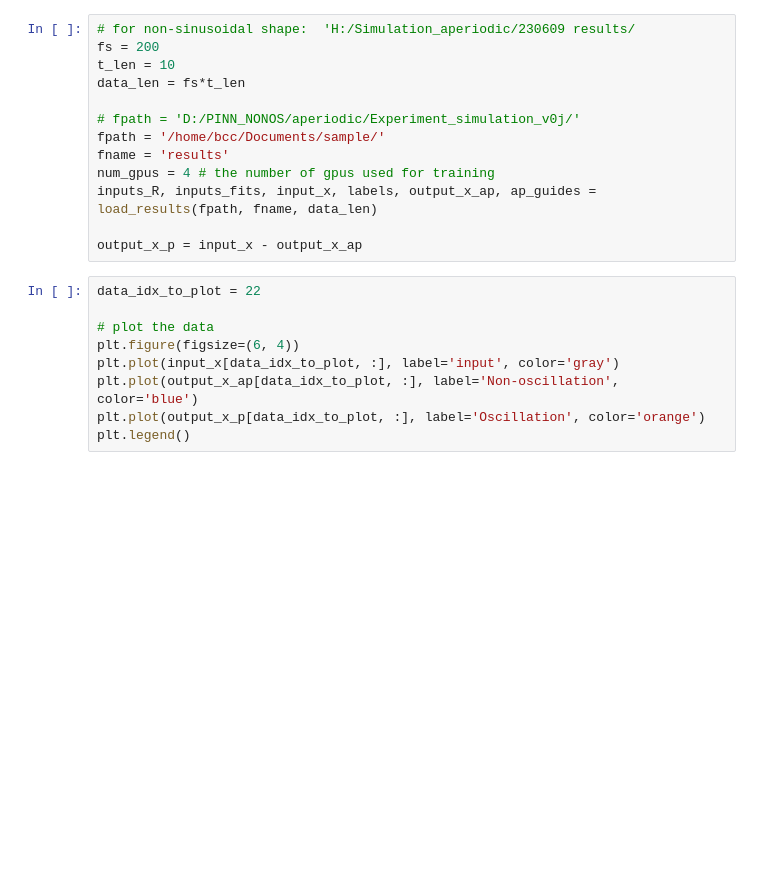
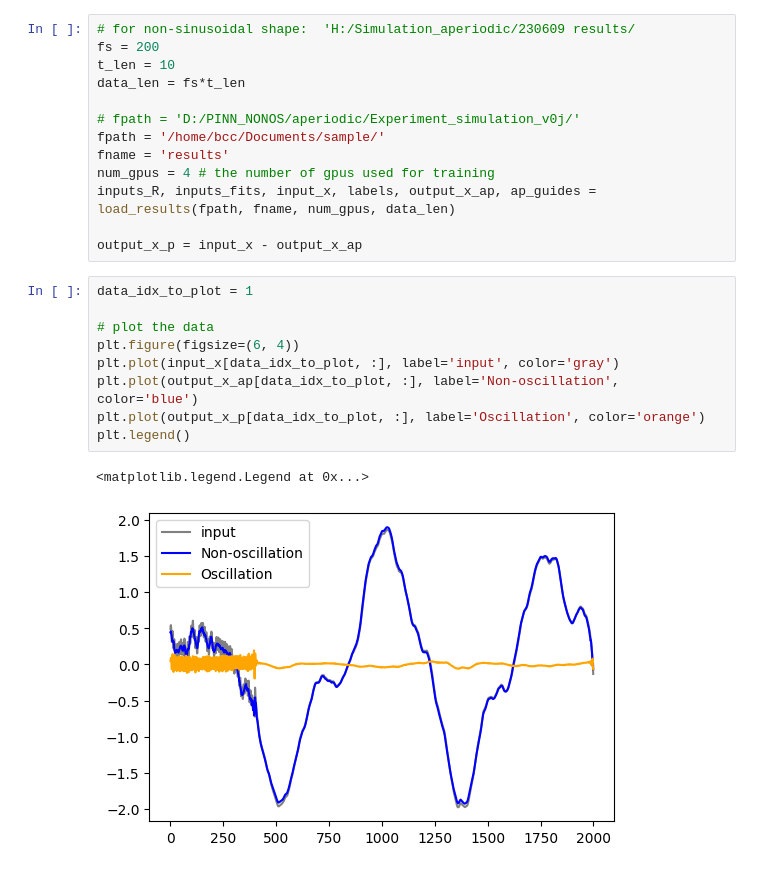
Before and after one commit to JinmoKim08-bcc/NONOS, a Jupyter notebook: Plot_results.ipynb, the cells around one changed output. Cells and saved outputs as stored; diff of their text form; blank space fills up the shorter version.

Commit message:
plot

```diff
--- a/Plot_results.ipynb
+++ b/Plot_results.ipynb
@@ -26,15 +28,18 @@ data_len = fs*t_len
 fpath = '/home/bcc/Documents/sample/'
 fname = 'results'
 num_gpus = 4 # the number of gpus used for training
-inputs_R, inputs_fits, input_x, labels, output_x_ap, ap_guides = load_results(fpath, fname, data_len)
+inputs_R, inputs_fits, input_x, labels, output_x_ap, ap_guides = load_results(fpath, fname, num_gpus, data_len)
 
 output_x_p = input_x - output_x_ap
 # %%
-data_idx_to_plot = 22
+data_idx_to_plot = 1
 
 # plot the data
 plt.figure(figsize=(6, 4))
 plt.plot(input_x[data_idx_to_plot, :], label='input', color='gray')
 plt.plot(output_x_ap[data_idx_to_plot, :], label='Non-oscillation', color='blue')
 plt.plot(output_x_p[data_idx_to_plot, :], label='Oscillation', color='orange')
 plt.legend()
+# %% [output]
+<matplotlib.legend.Legend at 0x...>
+[figure, added]
```
Also changed, not shown: parts of 1 cell of this notebook.
